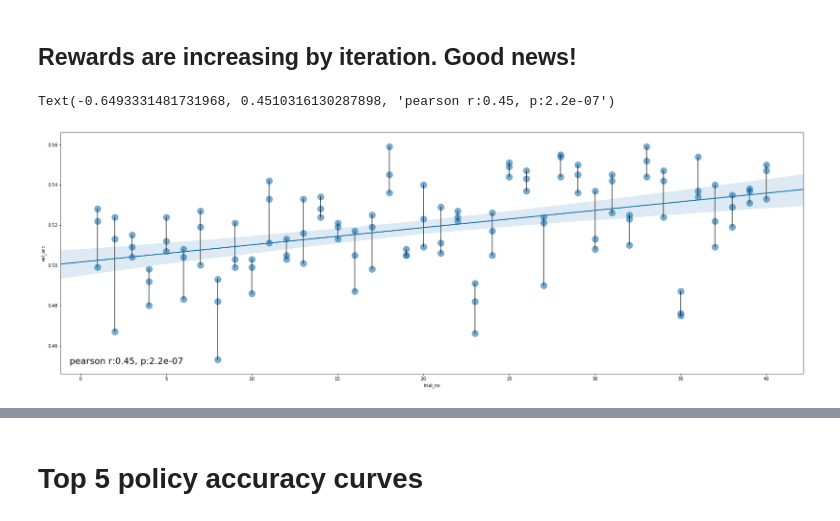
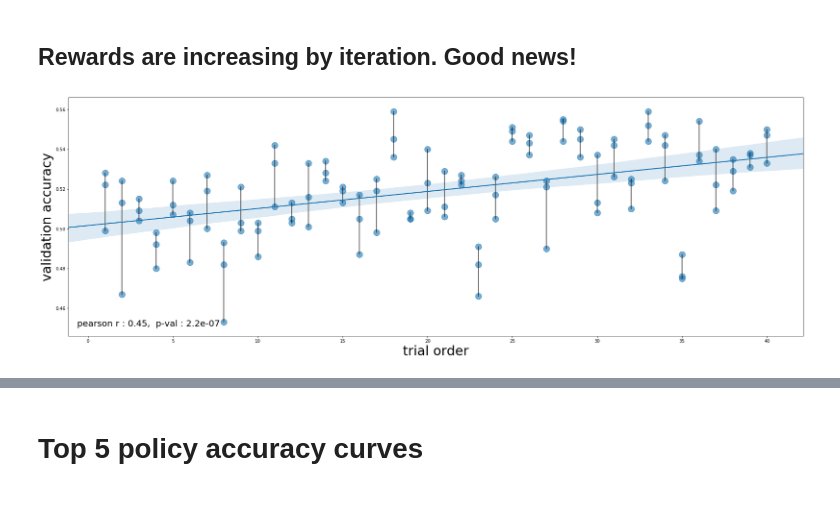
Before and after one commit to barisozmen/deepaugment, a Jupyter notebook: notebooks/result-analyses/01-BO-experiment-2019-02-04_01-40-ran-with-basicCNN-three-samples-for-each-iter-overfitting-examples.ipynb, the cells around one changed output, grey strips where cells are left out. Cells and saved outputs as stored; diff of their text form; code cells hidden in the pictures.

```diff
--- a/notebooks/result-analyses/01-BO-experiment-2019-02-04_01-40-ran-with-basicCNN-three-samples-for-each-iter-overfitting-examples.ipynb
+++ b/notebooks/result-analyses/01-BO-experiment-2019-02-04_01-40-ran-with-basicCNN-three-samples-for-each-iter-overfitting-examples.ipynb
@@ -145,22 +145,26 @@ Total number of trials: 40
 # %%
 import seaborn as sns
 
 df = (exp_df[exp_df["acc_overfit"]<0.05]
      .sort_values("val_acc", ascending=False)
      .drop_duplicates(["trial_no","sample_no"])
 )[["trial_no","val_acc"]]
 
 plt.figure(figsize=(30,10))
 for trial_no in df["trial_no"].unique():
     val_accs = df[df["trial_no"]==trial_no]["val_acc"].values
     plt.plot([trial_no, trial_no],[min(val_accs), max(val_accs)], color='black', alpha=0.8)
 
 ax = sns.regplot(x="trial_no", y="val_acc", data=df, scatter_kws={'s':200,'alpha':0.6})
 
 from scipy.stats import pearsonr
 r , p = pearsonr(df["trial_no"].values,df["val_acc"].values)
 
-plt.text(plt.xlim()[0]+0.5,plt.ylim()[0]+0.005, f"pearson r={r:.2}, p:{p:.2}", fontsize=20)
+plt.text(plt.xlim()[0]+0.5,plt.ylim()[0]+0.005, f"pearson r : {r:.2},  p-val : {p:.2}", fontsize=20)
+
+plt.xlabel("trial order", fontsize=30)
+plt.ylabel("validation accuracy", fontsize=30)
+
+del df
 # %% [output]
-Text(-0.6493331481731968, 0.4510316130287898, 'pearson r:0.45, p:2.2e-07')
-[figure, old version]
+[figure, new version]
```
Also changed, not shown: parts of 6 cells of this notebook.
